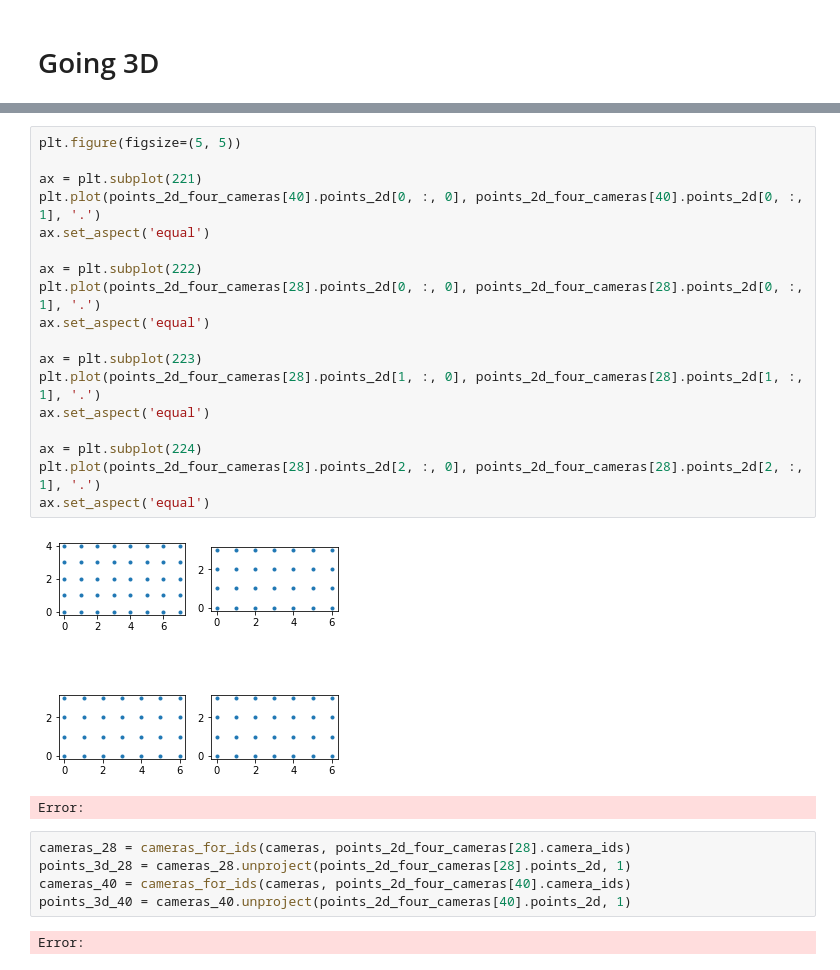
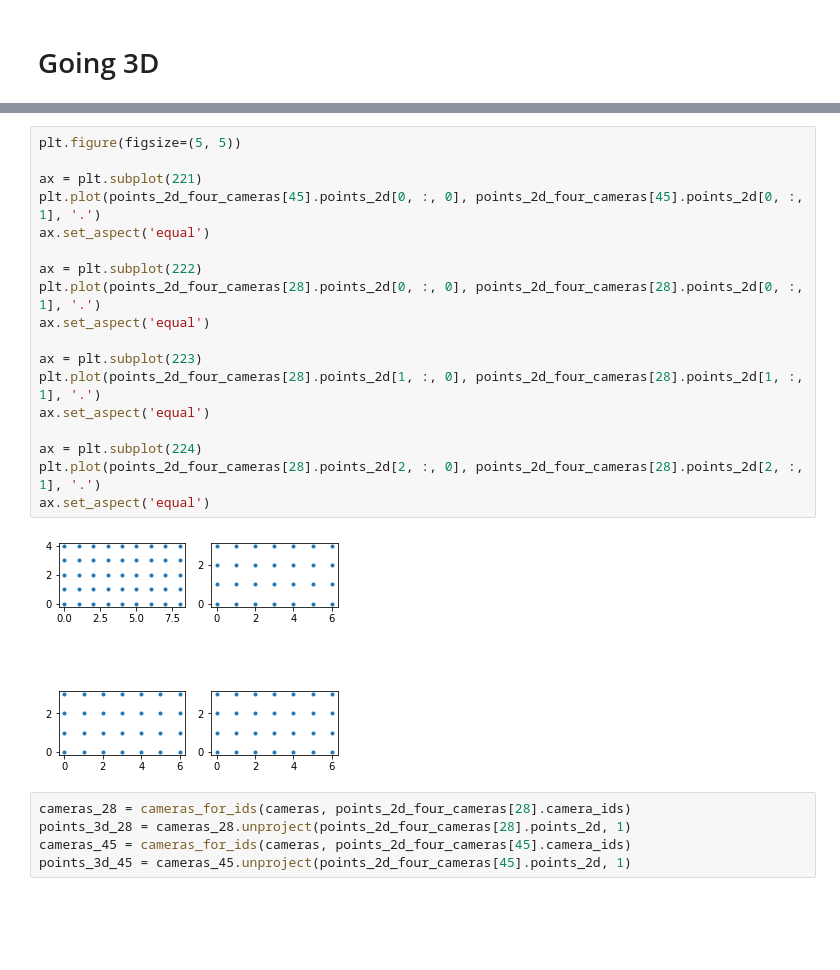
Before and after one commit to YanivHollander/kornia_nerf_jupyter, a Jupyter notebook: test_rays.ipynb, the cells around one changed output, grey strips where cells are left out. Cells and saved outputs as stored; diff of their text form; blank space fills up the shorter version.

```diff
--- a/test_rays.ipynb
+++ b/test_rays.ipynb
@@ -89,31 +81,28 @@ Error:
 # %%
 plt.figure(figsize=(5, 5))
 
 ax = plt.subplot(221)
-plt.plot(points_2d_four_cameras[40].points_2d[0, :, 0], points_2d_four_cameras[40].points_2d[0, :, 1], '.')
+plt.plot(points_2d_four_cameras[45].points_2d[0, :, 0], points_2d_four_cameras[45].points_2d[0, :, 1], '.')
 ax.set_aspect('equal')
 
 ax = plt.subplot(222)
 plt.plot(points_2d_four_cameras[28].points_2d[0, :, 0], points_2d_four_cameras[28].points_2d[0, :, 1], '.')
 ax.set_aspect('equal')
 
 ax = plt.subplot(223)
 plt.plot(points_2d_four_cameras[28].points_2d[1, :, 0], points_2d_four_cameras[28].points_2d[1, :, 1], '.')
 ax.set_aspect('equal')
 
 ax = plt.subplot(224)
 plt.plot(points_2d_four_cameras[28].points_2d[2, :, 0], points_2d_four_cameras[28].points_2d[2, :, 1], '.')
 ax.set_aspect('equal')
 # %% [output]
-[figure, old version]
+[figure, new version]
-Error:
 # %%
 cameras_28 = cameras_for_ids(cameras, points_2d_four_cameras[28].camera_ids)
 points_3d_28 = cameras_28.unproject(points_2d_four_cameras[28].points_2d, 1)
-cameras_40 = cameras_for_ids(cameras, points_2d_four_cameras[40].camera_ids)
-points_3d_40 = cameras_40.unproject(points_2d_four_cameras[40].points_2d, 1)
+cameras_45 = cameras_for_ids(cameras, points_2d_four_cameras[45].camera_ids)
+points_3d_45 = cameras_45.unproject(points_2d_four_cameras[45].points_2d, 1)
-# %% [output]
-Error:
 # %%
 fig = plt.figure(figsize=(10, 10))
 subfigs = fig.subfigures(2, 1, hspace=0.07)
```
Also changed, not shown: parts of 11 cells of this notebook.
